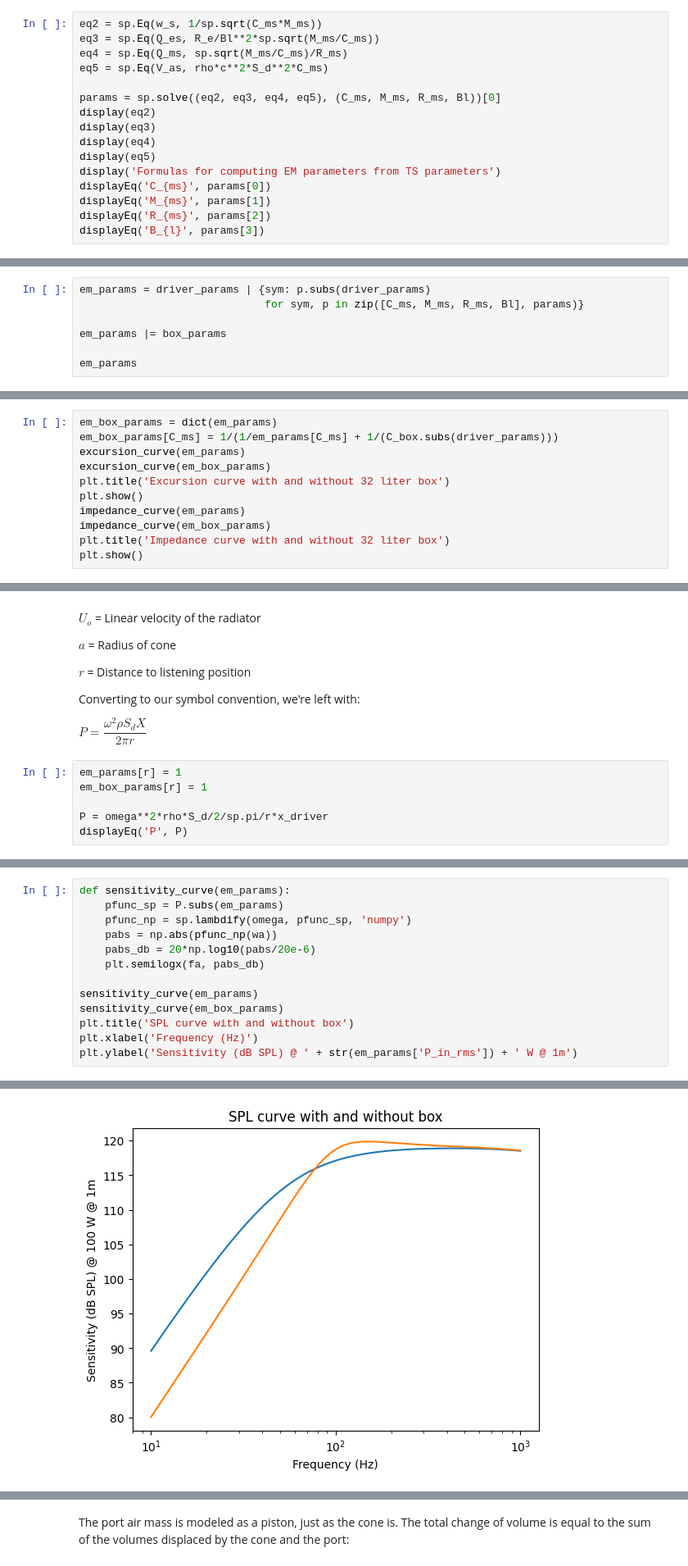
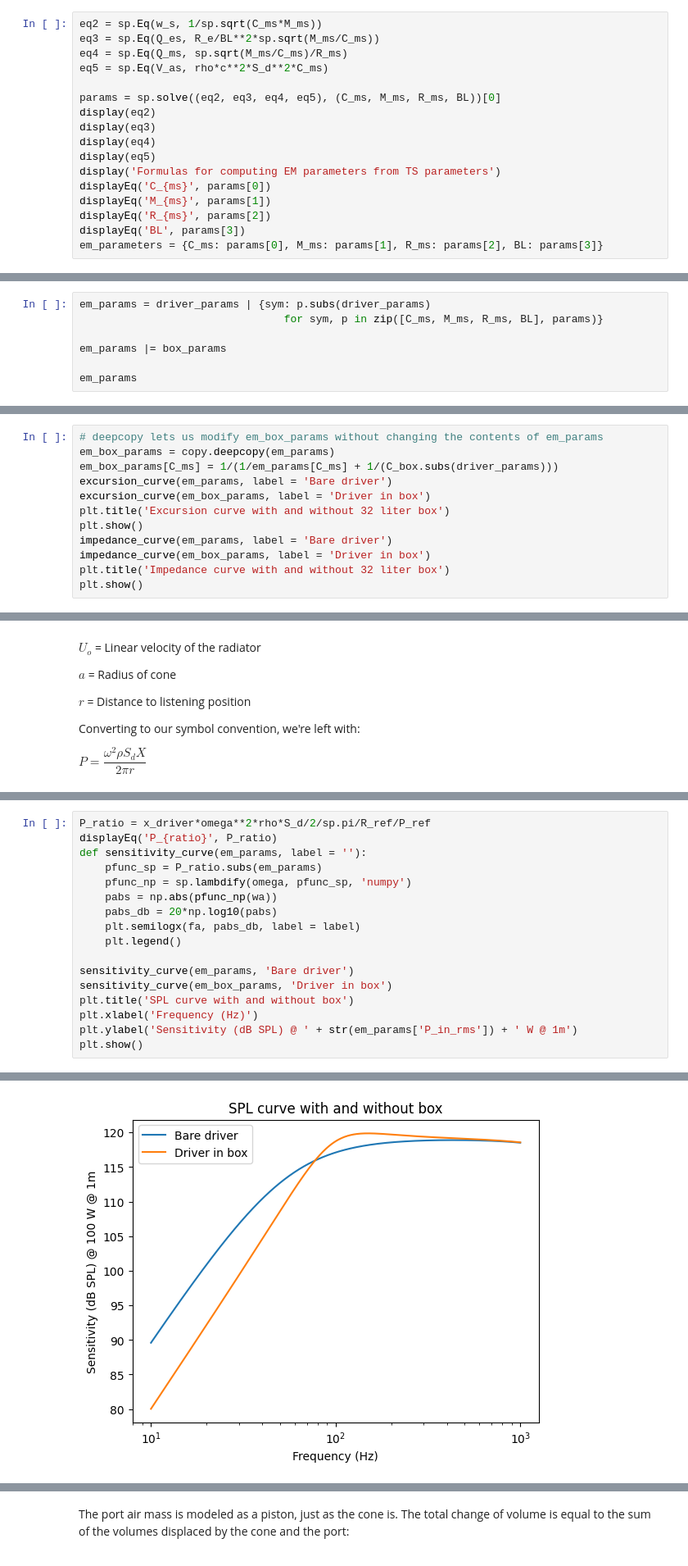
Before and after one commit to bassistTech/SpeakerTheory, a Jupyter notebook: speakerTheorySympy.ipynb, the cells around one changed output, grey strips where cells are left out. Shown at 82% size. Saved outputs shown, nothing was run; the diff lists cells and outputs as text.

```diff
--- a/speakerTheorySympy.ipynb
+++ b/speakerTheorySympy.ipynb
@@ -170,11 +174,11 @@ Datasheets usually give the Thiele-Small parameters but not always the electrome
 I've elaborated on the constants $c^2 \rho$ in the section about the sealed box.
 # %%
 eq2 = sp.Eq(w_s, 1/sp.sqrt(C_ms*M_ms))
-eq3 = sp.Eq(Q_es, R_e/Bl**2*sp.sqrt(M_ms/C_ms))
+eq3 = sp.Eq(Q_es, R_e/BL**2*sp.sqrt(M_ms/C_ms))
 eq4 = sp.Eq(Q_ms, sp.sqrt(M_ms/C_ms)/R_ms)
 eq5 = sp.Eq(V_as, rho*c**2*S_d**2*C_ms)
 
-params = sp.solve((eq2, eq3, eq4, eq5), (C_ms, M_ms, R_ms, Bl))[0]
+params = sp.solve((eq2, eq3, eq4, eq5), (C_ms, M_ms, R_ms, BL))[0]
 display(eq2)
 display(eq3)
 display(eq4)
@@ -183,6 +187,7 @@ display('Formulas for computing EM parameters from TS parameters')
 displayEq('C_{ms}', params[0])
 displayEq('M_{ms}', params[1])
 displayEq('R_{ms}', params[2])
-displayEq('B_{l}', params[3])
+displayEq('BL', params[3])
+em_parameters = {C_ms: params[0], M_ms: params[1], R_ms: params[2], BL: params[3]}
 # %% [output]
 $\displaystyle w_{s} = \frac{1}{\sqrt{C_{ms}} \sqrt{M_{ms}}}$
@@ -247,7 +253,7 @@ box_params[w_p] = 2*sp.pi*box_params[f_port]
 This code creates a set of electromechanical parameters for the driver and box.
 # %%
 em_params = driver_params | {sym: p.subs(driver_params)
-                             for sym, p in zip([C_ms, M_ms, R_ms, Bl], params)}
+                                for sym, p in zip([C_ms, M_ms, R_ms, BL], params)}
 
 em_params |= box_params
 
@@ -371,14 +382,15 @@ $\displaystyle C_{box} = \frac{V_{box}}{S_{d}^{2} c^{2} \rho}$
 # %% [markdown]
 Now we can model the effect of the box. I've just combined the compliances of the driver and the box in parallel. You can see the benefit of the box. Below the resonant frequency, excursion remains roughly constant, which protects the driver from damage due to exceeding its mechanical limit. When we look at the SPL curve, we'll see that we've paid a price in low frequency extension, and gained a small but manageable "hump" in the curve.
 # %%
-em_box_params = dict(em_params)
+# deepcopy lets us modify em_box_params without changing the contents of em_params
+em_box_params = copy.deepcopy(em_params)
 em_box_params[C_ms] = 1/(1/em_params[C_ms] + 1/(C_box.subs(driver_params)))
-excursion_curve(em_params)
-excursion_curve(em_box_params)
+excursion_curve(em_params, label = 'Bare driver')
+excursion_curve(em_box_params, label = 'Driver in box')
 plt.title('Excursion curve with and without 32 liter box')
 plt.show()
-impedance_curve(em_params)
-impedance_curve(em_box_params)
+impedance_curve(em_params, label = 'Bare driver')
+impedance_curve(em_box_params, label = 'Driver in box')
 plt.title('Impedance curve with and without 32 liter box')
 plt.show()
 # %% [output]
@@ -412,9 +424,3 @@ $r$ = Distance to listening position
 Converting to our symbol convention, we're left with:
 
 $P = \dfrac {\omega^2 \rho S_d X}{2 \pi r}$
-# %%
-em_params[r] = 1
-em_box_params[r] = 1
-
-P = omega**2*rho*S_d/2/sp.pi/r*x_driver
-displayEq('P', P)
@@ -423,14 +427,18 @@ $\displaystyle P = \frac{Bl C_{ms} S_{d} V \omega^{2} \rho}{2 \pi r \left(i Bl^{
 # %%
-def sensitivity_curve(em_params):
-    pfunc_sp = P.subs(em_params)
+P_ratio = x_driver*omega**2*rho*S_d/2/sp.pi/R_ref/P_ref
+displayEq('P_{ratio}', P_ratio)
+def sensitivity_curve(em_params, label = ''):
+    pfunc_sp = P_ratio.subs(em_params)
     pfunc_np = sp.lambdify(omega, pfunc_sp, 'numpy')
     pabs = np.abs(pfunc_np(wa))
-    pabs_db = 20*np.log10(pabs/20e-6)
-    plt.semilogx(fa, pabs_db)
+    pabs_db = 20*np.log10(pabs)
+    plt.semilogx(fa, pabs_db, label = label)
+    plt.legend()
 
-sensitivity_curve(em_params)
-sensitivity_curve(em_box_params)
+sensitivity_curve(em_params, 'Bare driver')
+sensitivity_curve(em_box_params, 'Driver in box')
 plt.title('SPL curve with and without box')
 plt.xlabel('Frequency (Hz)')
 plt.ylabel('Sensitivity (dB SPL) @ ' + str(em_params['P_in_rms']) + ' W @ 1m')
+plt.show()
 # %% [output]
@@ -438,4 +446,4 @@ Text(0, 0.5, 'Sensitivity (dB SPL) @ 100 W @ 1m')
-[figure, old version]
+[figure, new version]
 # %% [markdown]
 ## How the port works
 
```
Also changed, not shown: parts of 31 cells of this notebook, 58 other files.
